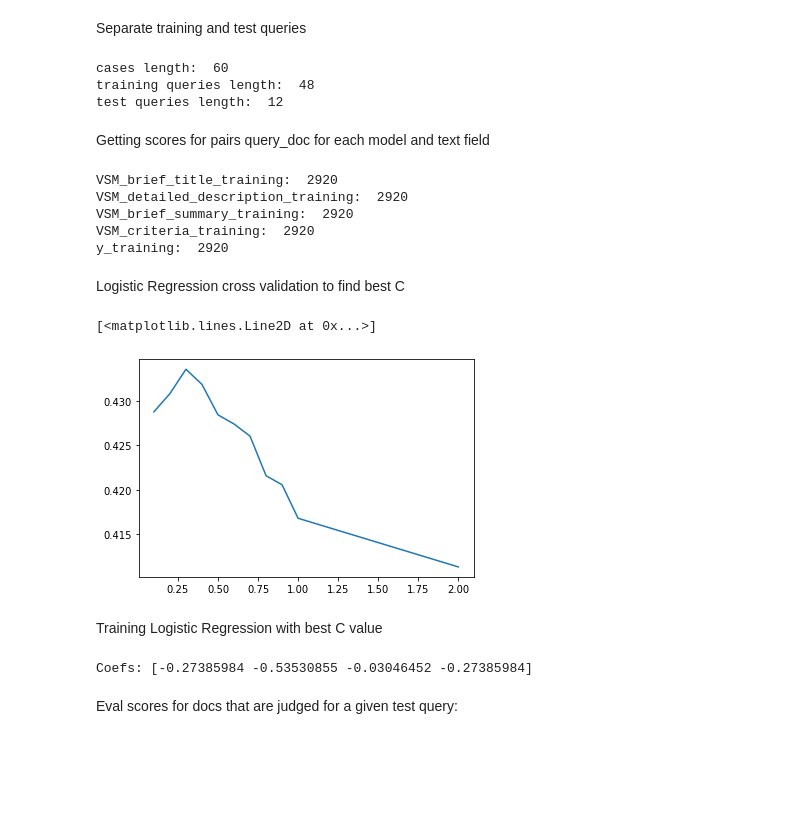
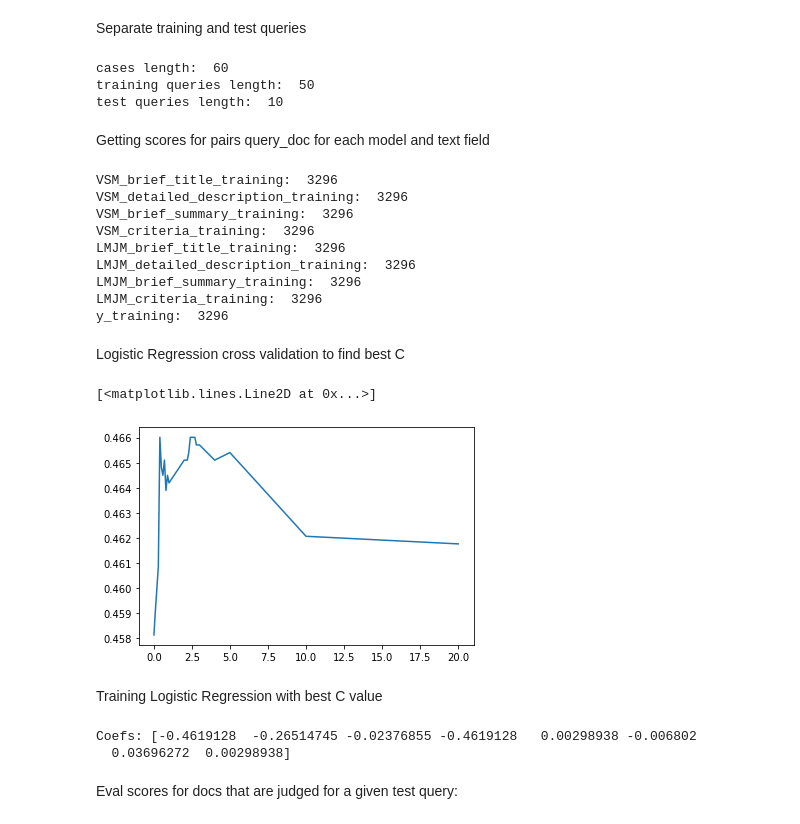
Before and after one commit to retraca/clinical-cases-retrieval, a Jupyter notebook: ggs_proj_phase2.ipynb, the cells around one changed output. Drawn from its saved outputs; the diff is of its cells as text; code cells hidden in the pictures; blank space fills up the shorter version.

```diff
--- a/ggs_proj_phase2.ipynb
+++ b/ggs_proj_phase2.ipynb
@@ -154,16 +154,16 @@ from sklearn.feature_extraction.text import CountVectorizer
 from sklearn.metrics.pairwise import pairwise_distances
 from collections import Counter
 
+brief_summary = pickle.load(open("brief_summary.bin", "rb"))
 
+#print(cases)
 
 class LMJM(RetrievalModel):
     def search(self, caseid, docs):
         index = CountVectorizer(ngram_range=(1, 1), analyzer='word')
-        X = index.fit(docs)
-        corpus_cv = index.transform(docs)
-        all_scores = []
-        lmbd = 1
-        prob_word_docs = corpus_cv/np.sum(corpus_cv, axis=1)  # p(t|md)
+        corpus_cv = index.fit(docs).transform(docs)
+        lmbd = 0.8
+        prob_word_docs = corpus_cv/np.sum(corpus_cv, axis=0)  # p(t|md)
         prob_word_corpus = np.sum(corpus_cv, axis=0) / np.sum(corpus_cv)  # p(t|mc)
         log_mixture = np.log(lmbd*prob_word_docs + (1-lmbd)*prob_word_corpus)
         query = cases[caseid]
@@ -190,21 +190,18 @@ cases = pickle.load(open("cases.bin", "rb"))
 # %% [markdown]
 Setting models and text fields
 # %%
-#definir modelos e campos
-models = [VSM()]
-#, LMJM()
+models = [VSM(), LMJM()]
 fields = [brief_title, detailed_description, brief_summary, criteria]
 # %% [markdown]
 Separate training and test queries
 # %%
-
 print("cases length: ", len(cases))
 cases_training = []
 cases_test = []
 i = 0
 k = 12
 for caseid in cases:
-    if i <= 11:
+    if i>49:
         cases_test.append(caseid)
     else:
         cases_training.append(caseid)
@@ -214,8 +211,8 @@ print("training queries length: ", len(cases_training))
 print("test queries length: ", len(cases_test))
 # %% [output]
 cases length:  60
-training queries length:  48
-test queries length:  12
+training queries length:  50
+test queries length:  10
 # %% [markdown]
 Getting scores for pairs query_doc for each model and text field
 # %%
@@ -238,17 +235,14 @@ for caseid in cases_training:
     aux = eval.relevance_judgments.loc[eval.relevance_judgments['query_id'] == int(
         caseid)]
     docs = aux['docid'].tolist()
-    #print(len(docs))
     relevances = aux['rel'].tolist()
     for rel in relevances:
         if rel == 0:
             y_training.append(rel)
         elif rel == 1 or rel == 2:
             y_training.append(1)
-    #print(len(relevances))
     for docid in docs:
         case_rel.append(ids.index(docid))
-    #print(len(case_rel))
     for model in models:
         for field in fields:
             scores = model.search(caseid, field)
@@ -264,7 +258,6 @@ for caseid in cases_training:
                     VSM_bs_training.append(value[0])
                 elif field_ind == 3:
                     VSM_cr_training.append(value[0])
-                """
                 elif field_ind == 4:
                     LMJM_bt_training.append(value[0])
                 elif field_ind == 5:
@@ -273,31 +266,30 @@ for caseid in cases_training:
                     LMJM_bs_training.append(value[0])
                 elif field_ind == 7:
                     LMJM_cr_training.append(value[0])
-                """
             field_ind += 1
 
 print("VSM_brief_title_training: ", len(VSM_bt_training))
 print("VSM_detailed_description_training: ", len(VSM_dd_training))
 print("VSM_brief_summary_training: ", len(VSM_bs_training))
 print("VSM_criteria_training: ", len(VSM_cr_training))
-"""
 print("LMJM_brief_title_training: ", len(LMJM_bt_training))
 print("LMJM_detailed_description_training: ", len(LMJM_dd_training))
 print("LMJM_brief_summary_training: ", len(LMJM_bs_training))
 print("LMJM_criteria_training: ", len(LMJM_cr_training))
-"""
 print("y_training: ", len(y_training))
 # %% [output]
-VSM_brief_title_training:  2920
-VSM_detailed_description_training:  2920
-VSM_brief_summary_training:  2920
-VSM_criteria_training:  2920
-y_training:  2920
+VSM_brief_title_training:  3296
+VSM_detailed_description_training:  3296
+VSM_brief_summary_training:  3296
+VSM_criteria_training:  3296
+LMJM_brief_title_training:  3296
+LMJM_detailed_description_training:  3296
+LMJM_brief_summary_training:  3296
+LMJM_criteria_training:  3296
+y_training:  3296
 # %% [markdown]
 Logistic Regression cross validation to find best C
 # %%
-# Calcular coeficientes da logistic regression
-
 from sklearn.linear_model import LogisticRegression
 from sklearn.model_selection import KFold
 from sklearn.metrics import accuracy_score
@@ -307,48 +299,55 @@ candidates = {'query': queries_training,
               'doc': docs_training,
               'VSM_bt': VSM_bt_training,
               'VSM_dd': VSM_dd_training,
               'VSM_bs': VSM_bs_training,
               'VSM_cr': VSM_cr_training,
+              'LMJM_bt': LMJM_bt_training,
+              'LMJM_dd': LMJM_dd_training,
+              'LMJM_bs': LMJM_bs_training,
+              'LMJM_cr': LMJM_cr_training,
               'Y': y_training
               }
 df = pd.DataFrame(candidates, columns=['query', 'doc',
-                                       'VSM_bt', 'VSM_dd', 'VSM_bs', 'VSM_cr', 'Y'])
+                                       'VSM_bt', 'VSM_dd', 'VSM_bs', 'VSM_cr', 'LMJM_bt', 'LMJM_dd', 'LMJM_bs', 'LMJM_cr', 'Y'])
 
-x = df[['VSM_bt', 'VSM_dd', 'VSM_bs', 'VSM_cr']]
+
+x = df[['VSM_bt', 'VSM_dd', 'VSM_bs', 'VSM_cr' , 'LMJM_bt', 'LMJM_dd', 'LMJM_bs', 'LMJM_cr']]
 y = df['Y']
 
-c_values = [0.1, 0.2,0.3,0.4,0.5,0.6,0.7,0.8,0.9,1,2]
+c_values = [0.01, 0.1, 0.2, 0.3, 0.4, 0.5, 0.6,
+            0.7, 0.8, 0.9, 1, 2, 2.1,2.2,2.3,2.4,2.5,2.6,2.7,2.8,2.9, 3,4,5,6,7,8,9,10,]
 c_ap = []
 k = 5
-kf = KFold(n_splits=k, random_state=None)
+kf = KFold(n_splits=k, random_state=None, shuffle=True)
 
 for c in c_values:
     acc_score = []
     for train_index, test_index in kf.split(x):
         X_train, X_test = x.iloc[train_index, :], x.iloc[test_index, :]
         y_train, y_test = y[train_index], y[test_index]
         clf = LogisticRegression(
             random_state=0, C=c, class_weight='balanced').fit(X_train, y_train)
         pred_values = clf.predict(X_test)
-
         acc = accuracy_score(pred_values, y_test)
         acc_score.append(acc)
     avg_acc_score = sum(acc_score)/k
     c_ap.append(avg_acc_score)
 
+print(df.sort_values(by=['VSM_bt'], inplace=True, ascending=False))
 plt.plot(c_values, c_ap)
 # %% [output]
 [<matplotlib.lines.Line2D at 0x...>]
-[figure, old version]
+[figure, new version]
 # %% [markdown]
 Training Logistic Regression with best C value
 # %%
 clf = LogisticRegression(
-    random_state=0, C=0.3, class_weight='balanced').fit(x, y)
+    random_state=0, C=2.5, class_weight='balanced').fit(x, y)
 coefs = clf.coef_[0]
 print('Coefs: {}'.format(coefs))
 # %% [output]
-Coefs: [-0.27385984 -0.53530855 -0.03046452 -0.27385984]
+Coefs: [-0.4619128  -0.26514745 -0.02376855 -0.4619128   0.00298938 -0.006802
+  0.03696272  0.00298938]
 # %% [markdown]
 Eval scores for docs that are judged for a given test query:
 # %%
```
Also changed, not shown: parts of 3 cells of this notebook.
